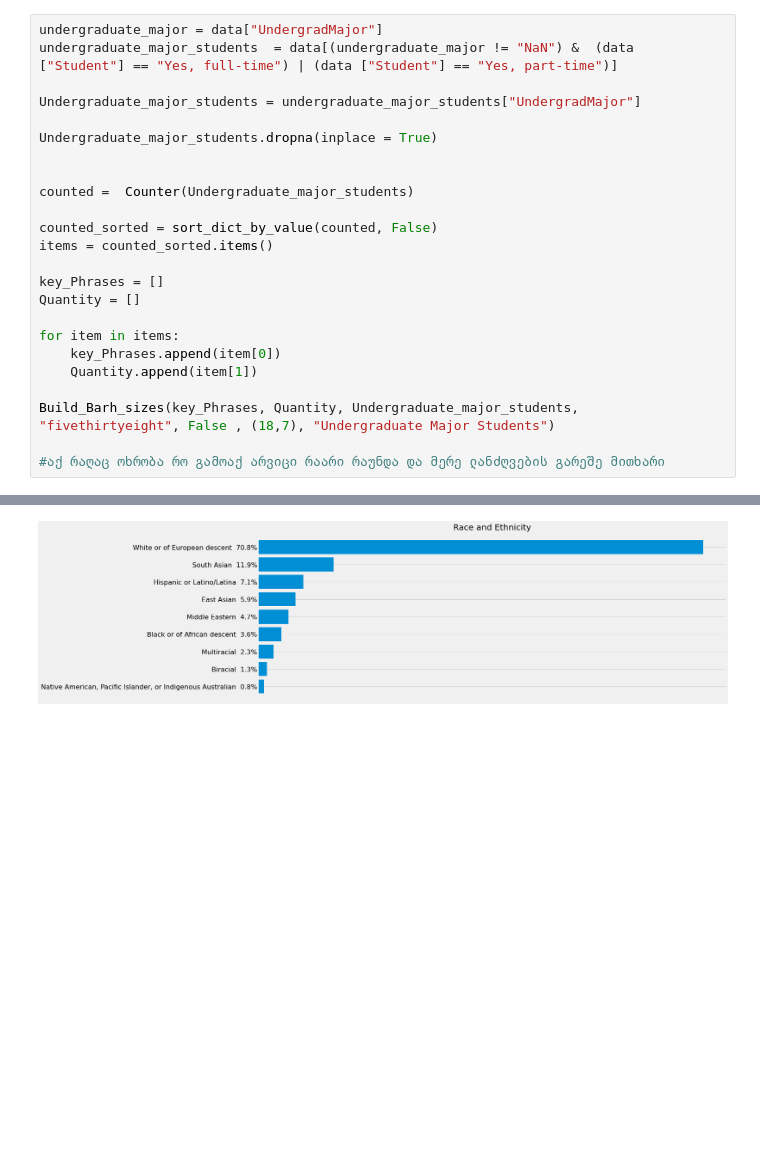
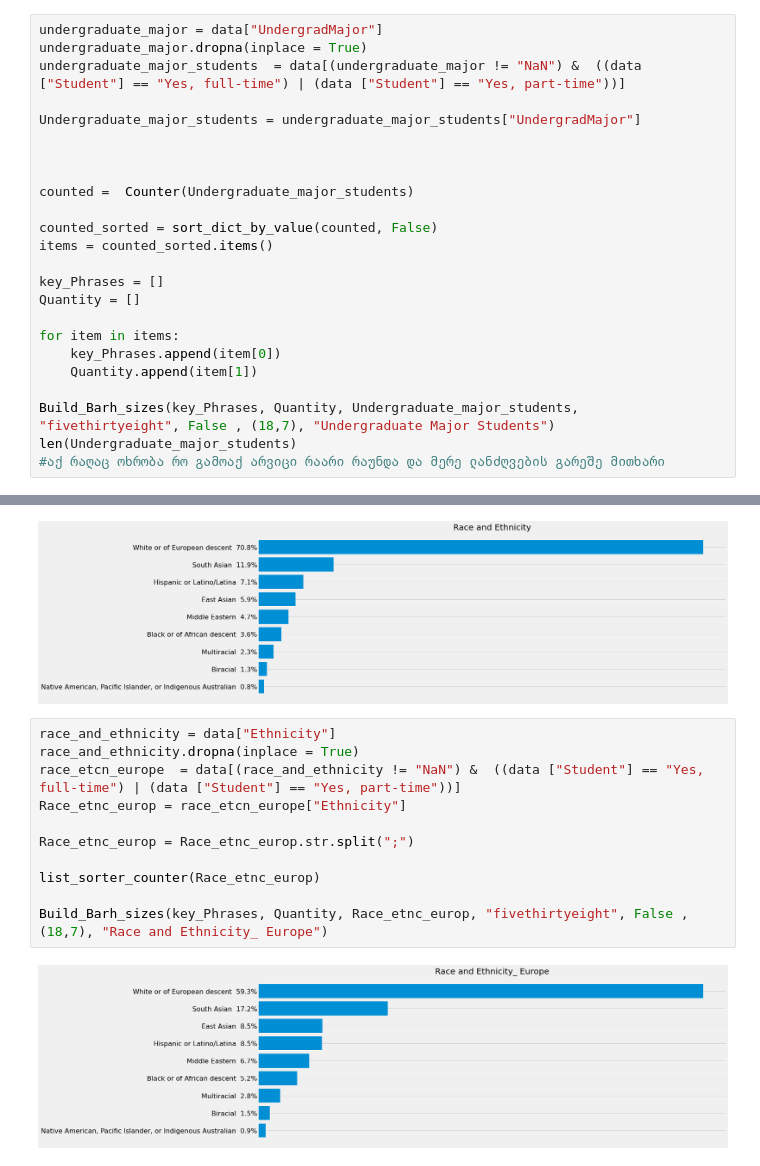
Before and after one commit to qristinius/Stackoverflow-Survey-2019, a Jupyter notebook: dev_survey_results_2019.ipynb, the cells around one changed output, grey strips where cells are left out. Saved outputs shown, nothing was run; the diff lists cells and outputs as text; blank space fills up the shorter version.

```diff
--- a/dev_survey_results_2019.ipynb
+++ b/dev_survey_results_2019.ipynb
@@ -597,11 +597,11 @@ Build_Barh_sizes(key_Phrases, Quantity, undergraduate_major, "fivethirtyeight",
 [figure]
 # %%
 undergraduate_major = data["UndergradMajor"]
-undergraduate_major_students  = data[(undergraduate_major != "NaN") &  (data ["Student"] == "Yes, full-time") | (data ["Student"] == "Yes, part-time")]
+undergraduate_major.dropna(inplace = True)
+undergraduate_major_students  = data[(undergraduate_major != "NaN") &  ((data ["Student"] == "Yes, full-time") | (data ["Student"] == "Yes, part-time"))]
 
 Undergraduate_major_students = undergraduate_major_students["UndergradMajor"]
 
-Undergraduate_major_students.dropna(inplace = True)
 
 
 counted =  Counter(Undergraduate_major_students)
@@ -617,6 +617,6 @@ for item in items:
     Quantity.append(item[1])
 
 Build_Barh_sizes(key_Phrases, Quantity, Undergraduate_major_students, "fivethirtyeight", False , (18,7), "Undergraduate Major Students")
-
+len(Undergraduate_major_students)
 #აქ რაღაც ოხრობა რო გამოაქ არვიცი რაარი რაუნდა და მერე ლანძღვების გარეშე მითხარი
 # %% [output]
@@ -647,3 +644,16 @@ list_sorter_counter(race_and_ethnicity)
 Build_Barh_sizes(key_Phrases, Quantity, race_and_ethnicity, "fivethirtyeight", False , (18,7), "Race and Ethnicity")
 # %% [output]
 [figure]
+# %%
+race_and_ethnicity = data["Ethnicity"]
+race_and_ethnicity.dropna(inplace = True)
+race_etcn_europe  = data[(race_and_ethnicity != "NaN") &  ((data ["Student"] == "Yes, full-time") | (data ["Student"] == "Yes, part-time"))]
+Race_etnc_europ = race_etcn_europe["Ethnicity"]
+
+Race_etnc_europ = Race_etnc_europ.str.split(";")
+
+list_sorter_counter(Race_etnc_europ)
+
+Build_Barh_sizes(key_Phrases, Quantity, Race_etnc_europ, "fivethirtyeight", False , (18,7), "Race and Ethnicity_ Europe")
+# %% [output]
+[figure, added]
```
Also changed, not shown: parts of 1 cell of this notebook.
